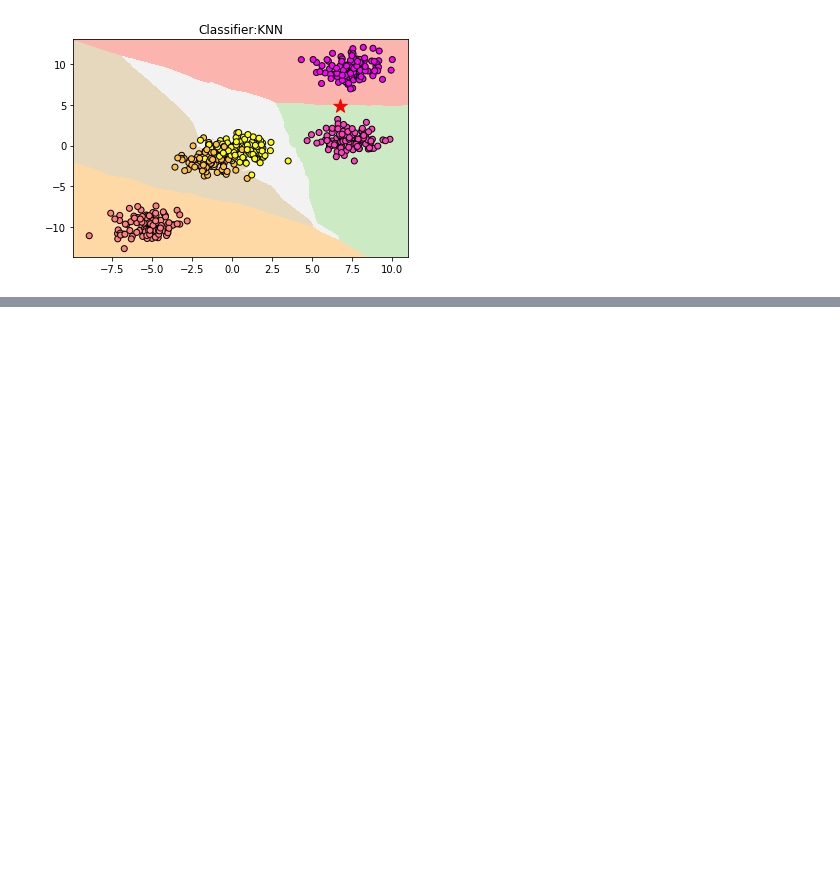
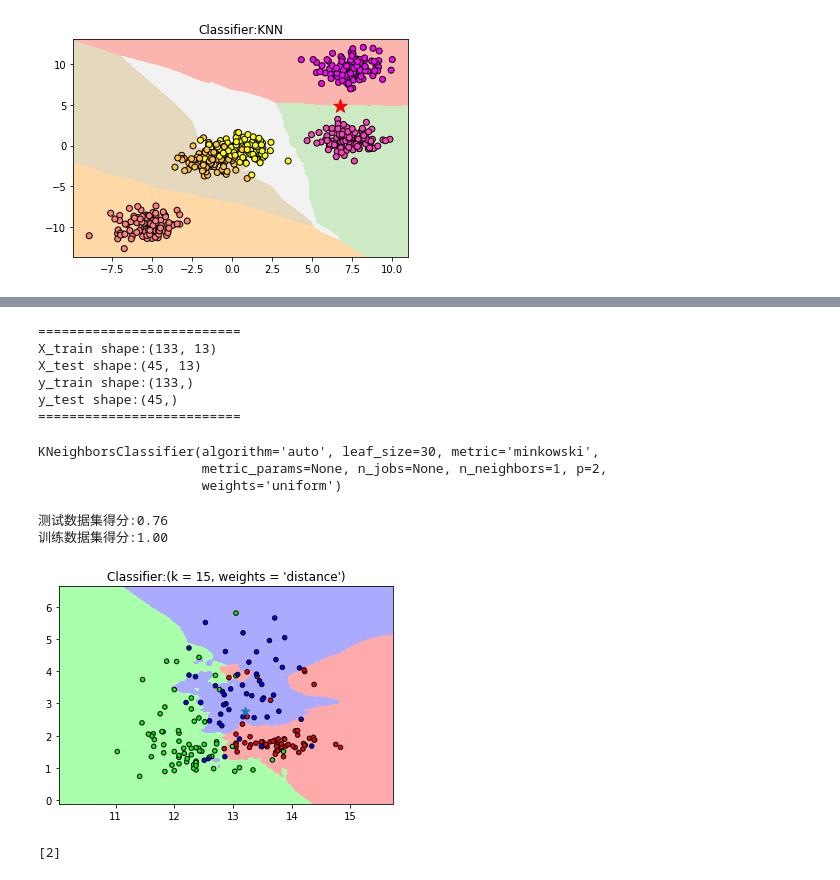
Before and after one commit to liguangpei/testOpenCV, a Jupyter notebook: testOpenCV/深入浅出Python机器学习/ch03_knn.ipynb, the cells around one changed output, grey strips where cells are left out. Saved outputs shown, nothing was run; the diff lists cells and outputs as text; code cells hidden in the pictures; blank space fills up the shorter version.

```diff
--- a/testOpenCV/深入浅出Python机器学习/ch03_knn.ipynb
+++ b/testOpenCV/深入浅出Python机器学习/ch03_knn.ipynb
@@ -115,0 +199,74 @@ print('\n\n\n')
+# %%
+#3.3.2生成训练数据和测试数据
+#导入数据拆分工具
+from sklearn.model_selection import train_test_split
+from matplotlib.colors import ListedColormap
+#通过固定random_state=0保证每次拆分的数据相同
+X_train, X_test, y_train, y_test = train_test_split(wine_dataset['data'], wine_dataset['target'], random_state=0)
+print("==========================")
+print("X_train shape:{}".format(X_train.shape))
+print("X_test shape:{}".format(X_test.shape))
+print("y_train shape:{}".format(y_train.shape))
+print("y_test shape:{}".format(y_test.shape))
+print("==========================")
+# %% [output]
+==========================
+X_train shape:(133, 13)
+X_test shape:(45, 13)
+y_train shape:(133,)
+y_test shape:(45,)
+==========================
+# %%
+#3.3.3使用最近邻算法进行建模
+from sklearn.neighbors import KNeighborsClassifier
+knn = KNeighborsClassifier(n_neighbors=1)
+#训练数据
+knn.fit(X_train, y_train)
+print(knn)
+# %% [output]
+KNeighborsClassifier(algorithm='auto', leaf_size=30, metric='minkowski',
+                     metric_params=None, n_jobs=None, n_neighbors=1, p=2,
+                     weights='uniform')
+# %%
+#3.3.4使用模型对新样本的分类进行预测,得分越高说明预测分类越准确
+score = knn.score(X_test, y_test)
+print("测试数据集得分:{:.2f}".format(score))
+print("训练数据集得分:{:.2f}".format(knn.score(X_train, y_train)))
+# %% [output]
+测试数据集得分:0.76
+训练数据集得分:1.00
+# %%
+#定义图像中分区的颜色和散点的颜色
+cmap_light = ListedColormap(['#FFAAAA', '#AAFFAA', '#AAAAFF'])
+cmap_bold = ListedColormap(['#FF0000', '#00FF00', '#0000FF'])
+
+#分别用样本的两个特征值创建图像和横轴和纵轴
+x_min, x_max = X_train[:, 0].min() - 1, X_train[:, 0].max() + 1
+y_min, y_max = X_train[:, 1].min() - 1, X_train[:, 1].max() + 1
+xx, yy = np.meshgrid(np.arange(x_min, x_max, .02),
+                     np.arange(y_min, y_max, .02))
+
+Z = clf.predict(np.c_[xx.ravel(), yy.ravel()])
+
+#给每个分类中的样本分配不同的颜色
+Z = Z.reshape(xx.shape)
+plt.figure()
+plt.pcolormesh(xx, yy, Z, cmap=cmap_light)
+#用散点把样本表示出来
+plt.scatter(X[:, 0], X[:, 1], c=y, cmap=cmap_bold, edgecolor='k', s=20)
+plt.xlim(xx.min(), xx.max())
+plt.ylim(yy.min(), yy.max())
+plt.title("Classifier:(k = 15, weights = 'distance')")
+plt.scatter(13.2, 2.77, marker='*', s=80)
+
+plt.show()
+# %% [output]
+[figure, added]
+# %%
+#对新实际数据进行预测
+X_new = np.array([[13.2, 2.77, 2.51, 18.5, 96.6, 1.04, 2.55, 0.57, 1.47, 6.2, 1.05, 3.33, 820]])
+#使用predict进行预测
+prediction = knn.predict(X_new)
+print(prediction)
+# %% [output]
+[2]
```
Also changed, not shown: parts of 8 cells of this notebook, 1 other file.
